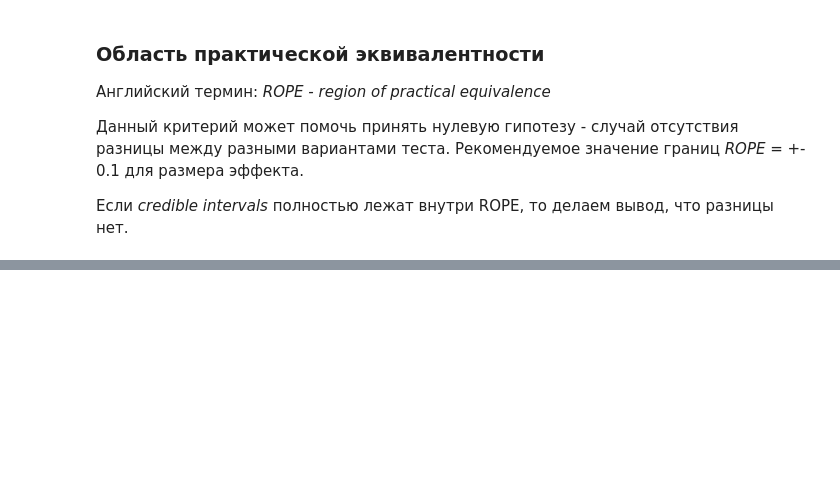
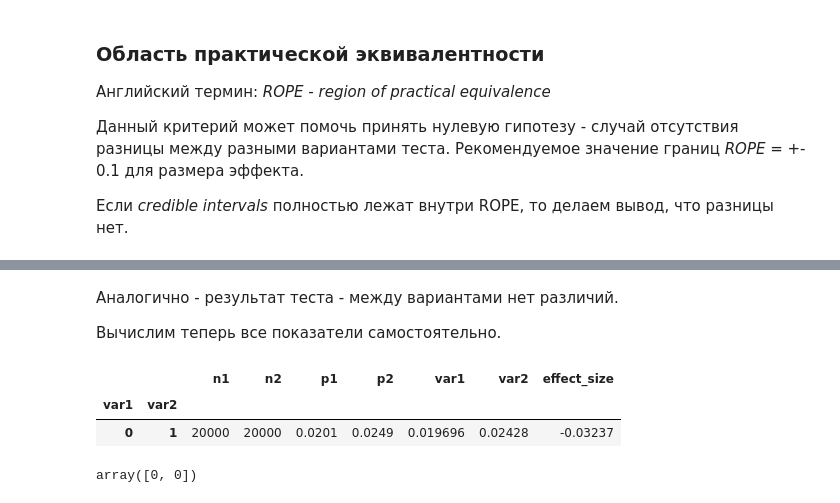
Before and after one commit to iakubovskii7/AB, a Jupyter notebook: Description algorithms/Bayesian_algorithms.ipynb, the cells around one changed output, grey strips where cells are left out. Cells and saved outputs as stored; diff of their text form; code cells hidden in the pictures; blank space fills up the shorter version.

```diff
--- a/Description algorithms/Bayesian_algorithms.ipynb
+++ b/Description algorithms/Bayesian_algorithms.ipynb
@@ -132,0 +175,16 @@ $
+# %% [markdown]
+Аналогично - результат теста - между вариантами нет различий.
+
+Вычислим теперь все показатели самостоятельно.
+# %%
+# Effect size
+from src.bayesian import *
+effect_size(data)
+# %% [output]
+|  |  | n1 | n2 | p1 | p2 | var1 | var2 | effect_size |
+| var1 | var2 |  |  |  |  |  |  |  |
+| 0 | 1 | 20000 | 20000 | 0.0201 | 0.0249 | 0.019696 | 0.02428 | -0.03237 |
+# %%
+hdi_mc(data[:, 1])
+# %% [output]
+array([0, 0])
```
Also changed, not shown: parts of 6 cells of this notebook, 2 other files.
